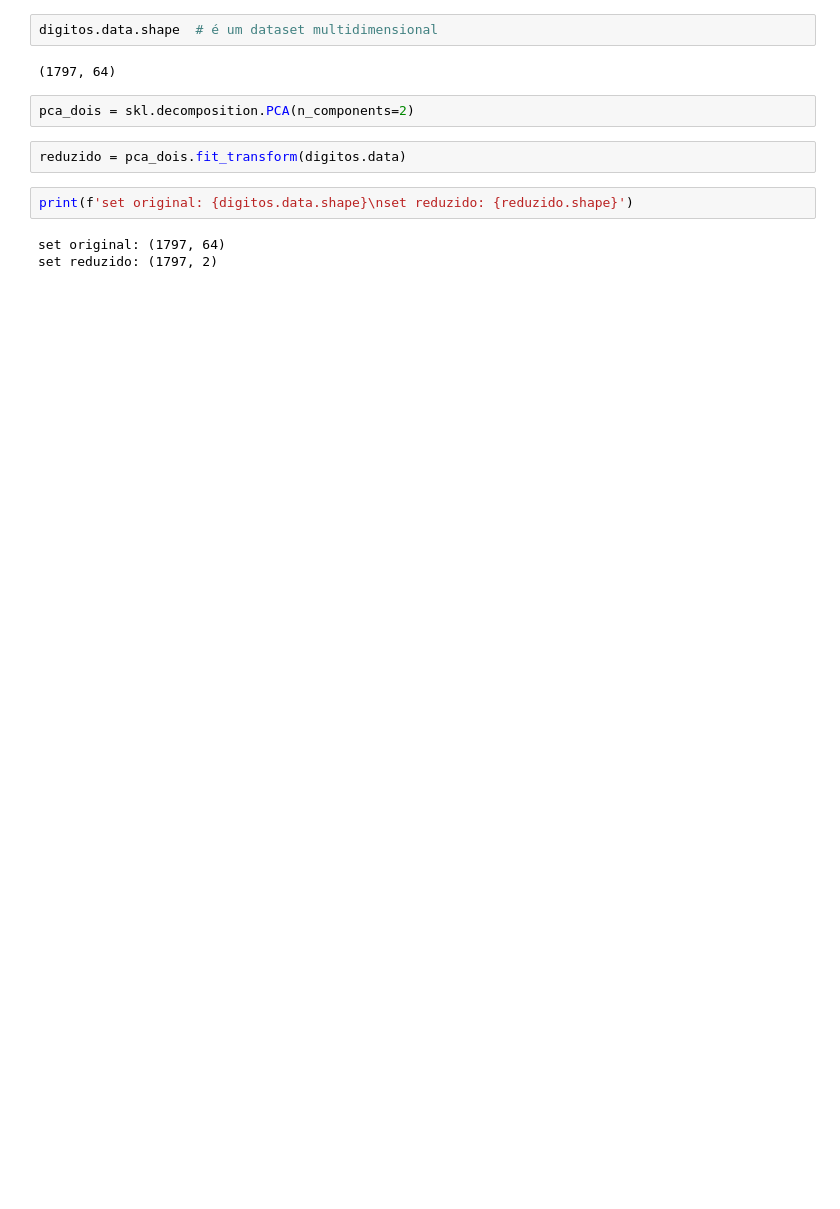
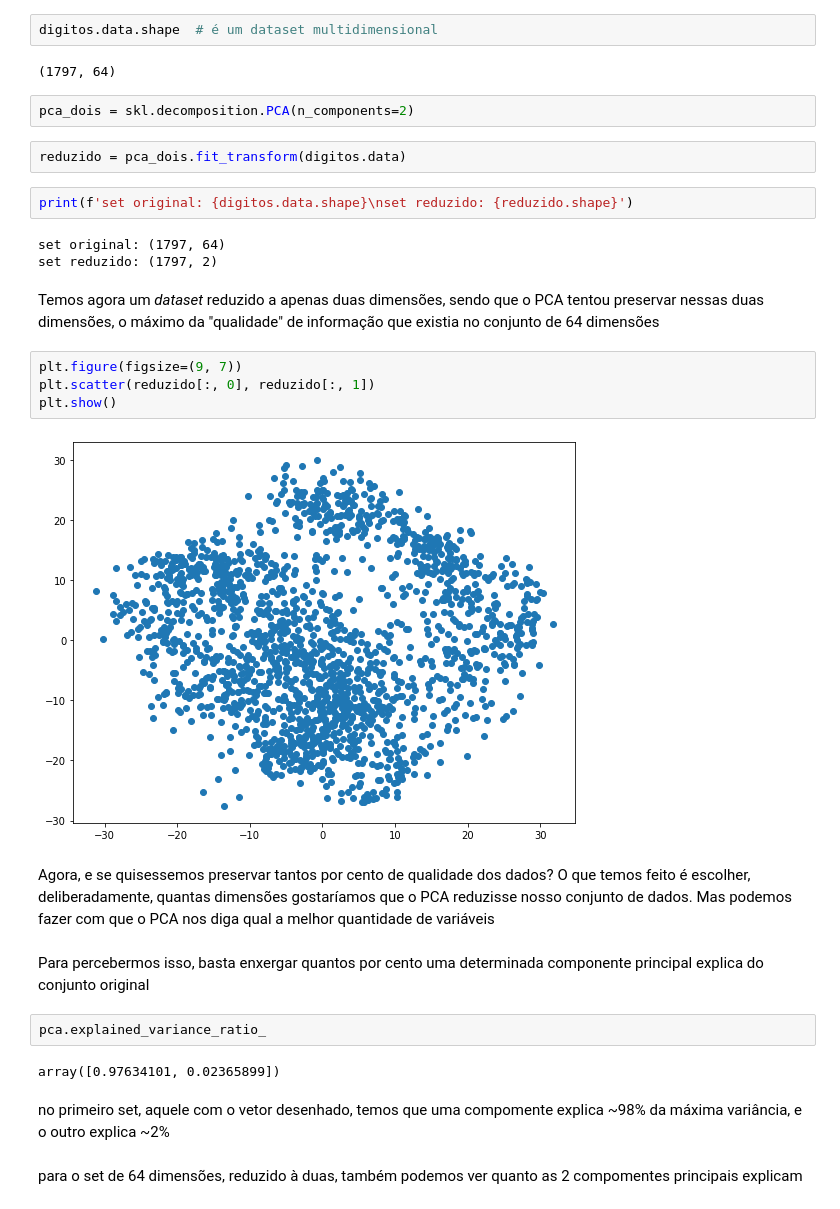
Before and after one commit to mikaelcordeiro/semanas, a Jupyter notebook: semana6/semana_6_teoria.ipynb, the cells around one changed output. Drawn from its saved outputs; the diff is of its cells as text; blank space fills up the shorter version.

```diff
--- a/semana6/semana_6_teoria.ipynb
+++ b/semana6/semana_6_teoria.ipynb
@@ -95,3 +133,23 @@ print(f'set original: {digitos.data.shape}\nset reduzido: {reduzido.shape}')
 # %% [output]
 set original: (1797, 64)
 set reduzido: (1797, 2)
+# %% [markdown]
+Temos agora um *dataset* reduzido a apenas duas dimensões, sendo que o PCA tentou preservar nessas duas dimensões, o máximo da "qualidade" de informação que existia no conjunto de 64 dimensões
+# %%
+plt.figure(figsize=(9, 7))
+plt.scatter(reduzido[:, 0], reduzido[:, 1])
+plt.show()
+# %% [output]
+[figure, added]
+# %% [markdown]
+Agora, e se quisessemos preservar tantos por cento de qualidade dos dados? O que temos feito é escolher, deliberadamente, quantas dimensões gostaríamos que o PCA reduzisse nosso conjunto de dados. Mas podemos fazer com que o PCA nos diga qual a melhor quantidade de variáveis
+# %% [markdown]
+Para percebermos isso, basta enxergar quantos por cento uma determinada componente principal explica do conjunto original
+# %%
+pca.explained_variance_ratio_
+# %% [output]
+array([0.97634101, 0.02365899])
+# %% [markdown]
+no primeiro set, aquele com o vetor desenhado, temos que uma compomente explica ~98% da máxima variância, e o outro explica ~2%
+# %% [markdown]
+para o set de 64 dimensões, reduzido à duas, também podemos ver quanto as 2 compomentes principais explicam
```
Also changed, not shown: parts of 33 cells of this notebook.
